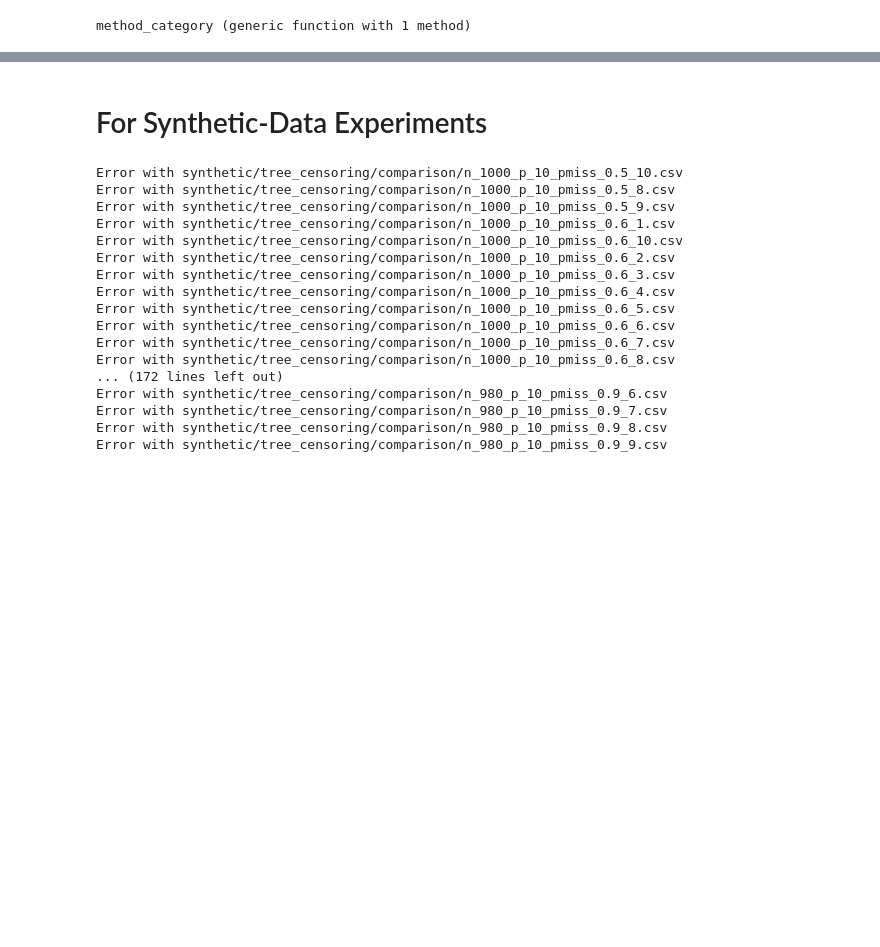
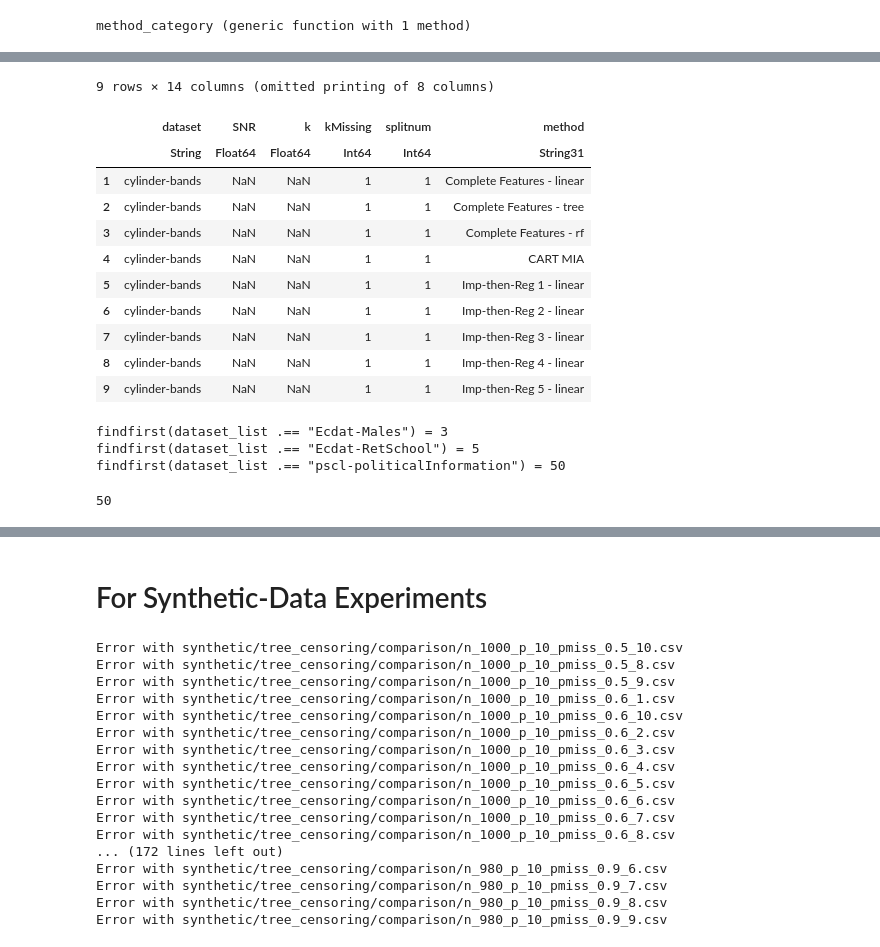
Before and after one commit to adelarue/PMD, a Jupyter notebook: results/Compile results together.ipynb, the cells around one changed output, grey strips where cells are left out. Saved outputs shown, nothing was run; the diff lists cells and outputs as text; code cells hidden in the pictures; blank space fills up the shorter version.

```diff
--- a/results/Compile results together.ipynb
+++ b/results/Compile results together.ipynb
@@ -18,0 +56,26 @@ method_category (generic function with 1 method)
+# %%
+filter(t -> t[:dataset] == "cylinder-bands", res)
+# %% [output]
+9 rows × 14 columns (omitted printing of 8 columns)
+|  | dataset | SNR | k | kMissing | splitnum | method |
+|  | String | Float64 | Float64 | Int64 | Int64 | String31 |
+| 1 | cylinder-bands | NaN | NaN | 1 | 1 | Complete Features - linear |
+| 2 | cylinder-bands | NaN | NaN | 1 | 1 | Complete Features - tree |
+| 3 | cylinder-bands | NaN | NaN | 1 | 1 | Complete Features - rf |
+| 4 | cylinder-bands | NaN | NaN | 1 | 1 | CART MIA |
+| 5 | cylinder-bands | NaN | NaN | 1 | 1 | Imp-then-Reg 1 - linear |
+| 6 | cylinder-bands | NaN | NaN | 1 | 1 | Imp-then-Reg 2 - linear |
+| 7 | cylinder-bands | NaN | NaN | 1 | 1 | Imp-then-Reg 3 - linear |
+| 8 | cylinder-bands | NaN | NaN | 1 | 1 | Imp-then-Reg 4 - linear |
+| 9 | cylinder-bands | NaN | NaN | 1 | 1 | Imp-then-Reg 5 - linear |
+# %%
+dataset_list = [d for d in readdir("../datasets/") if !startswith(d, ".")]
+sort!(dataset_list)
+@show findfirst(dataset_list .== "Ecdat-Males")
+@show findfirst(dataset_list .== "Ecdat-RetSchool")
+@show findfirst(dataset_list .== "pscl-politicalInformation")
+# %% [output]
+findfirst(dataset_list .== "Ecdat-Males") = 3
+findfirst(dataset_list .== "Ecdat-RetSchool") = 5
+findfirst(dataset_list .== "pscl-politicalInformation") = 50
+50
```
Also changed, not shown: parts of 4 cells of this notebook, 2 other files.
